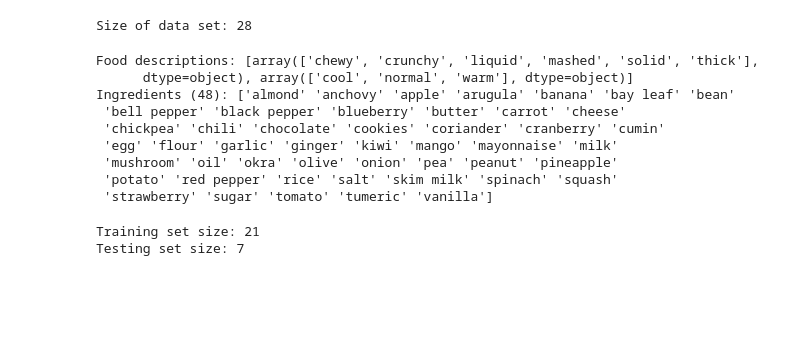
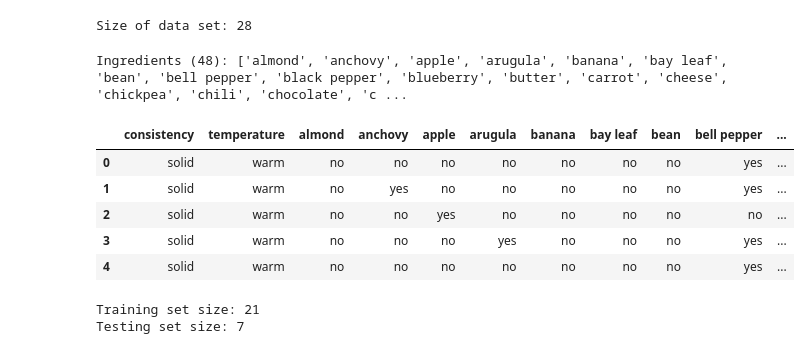
Before and after one commit to kwcay/jayne-eats-prototype, a Jupyter notebook: ml/notes/model-exploration-tf.ipynb, the cells around one changed output. Saved outputs shown, nothing was run; the diff lists cells and outputs as text; code cells hidden in the pictures; blank space fills up the shorter version.

```diff
--- a/ml/notes/model-exploration-tf.ipynb
+++ b/ml/notes/model-exploration-tf.ipynb
@@ -85,22 +59,41 @@ def encode_samples(samples):
-# %%
-# Encoders.
-from sklearn.preprocessing import LabelBinarizer, MultiLabelBinarizer, OneHotEncoder
-
-food_descriptions_encoder = OneHotEncoder()
-food_descriptions_encoder.fit(get_descriptions(foods))
-ingredients_encoder = MultiLabelBinarizer()
-ingredients_encoder.fit(get_ingredients(foods))
-
-print(f'Food descriptions:', food_descriptions_encoder.categories_)
-print(f'Ingredients ({len(ingredients_encoder.classes_)}):', ingredients_encoder.classes_)
-# %% [output]
-Food descriptions: [array(['chewy', 'crunchy', 'liquid', 'mashed', 'solid', 'thick'],
-      dtype=object), array(['cool', 'normal', 'warm'], dtype=object)]
-Ingredients (48): ['almond' 'anchovy' 'apple' 'arugula' 'banana' 'bay leaf' 'bean'
- 'bell pepper' 'black pepper' 'blueberry' 'butter' 'carrot' 'cheese'
- 'chickpea' 'chili' 'chocolate' 'cookies' 'coriander' 'cranberry' 'cumin'
- 'egg' 'flour' 'garlic' 'ginger' 'kiwi' 'mango' 'mayonnaise' 'milk'
- 'mushroom' 'oil' 'okra' 'olive' 'onion' 'pea' 'peanut' 'pineapple'
- 'potato' 'red pepper' 'rice' 'salt' 'skim milk' 'spinach' 'squash'
- 'strawberry' 'sugar' 'tomato' 'tumeric' 'vanilla']
+# %%
+# Ingredients list.
+ingredients_set = set()
+
+for data in raw_dataset:
+  ingredients_set |= set(data[RAW_INGREDIENTS_COL])
+
+ingredients = sorted(list(ingredients_set))
+print(f'Ingredients ({len(ingredients)}):', ingredients)
+# %% [output]
+Ingredients (48): ['almond', 'anchovy', 'apple', 'arugula', 'banana', 'bay leaf', 'bean', 'bell pepper', 'black pepper', 'blueberry', 'butter', 'carrot', 'cheese', 'chickpea', 'chili', 'chocolate', 'c ...
+# %%
+# Processed dataset.
+import pandas as pd
+
+processed_dataset = []
+feature_names = ['consistency', 'temperature'] + ingredients + ['label']
+
+for data in raw_dataset:
+  data_ingredients_set = set(data[RAW_INGREDIENTS_COL])
+  processed_data = [data[RAW_CONSISTENCY_COL], data[RAW_TEMPERATURE_COL]]
+
+  for ingredient in ingredients:
+    processed_data.append('yes' if ingredient in data_ingredients_set else 'no')
+
+  processed_data.append('yes' if data[RAW_LABEL_COL] else 'no')
+
+  processed_dataset.append(processed_data)
+
+dataset = pd.DataFrame(processed_dataset, columns=feature_names)
+dataset_labels = dataset.pop('label')
+
+dataset.head()
+# %% [output]
+|  | consistency | temperature | almond | anchovy | apple | arugula | banana | bay leaf | bean | bell pepper | ... |
+| 0 | solid | warm | no | no | no | no | no | no | no | yes | ... |
+| 1 | solid | warm | no | yes | no | no | no | no | no | yes | ... |
+| 2 | solid | warm | no | no | yes | no | no | no | no | no | ... |
+| 3 | solid | warm | no | no | no | yes | no | no | no | yes | ... |
+| 4 | solid | warm | no | no | no | no | no | no | no | yes | ... |
 # %%
```
Also changed, not shown: parts of 21 cells of this notebook.
